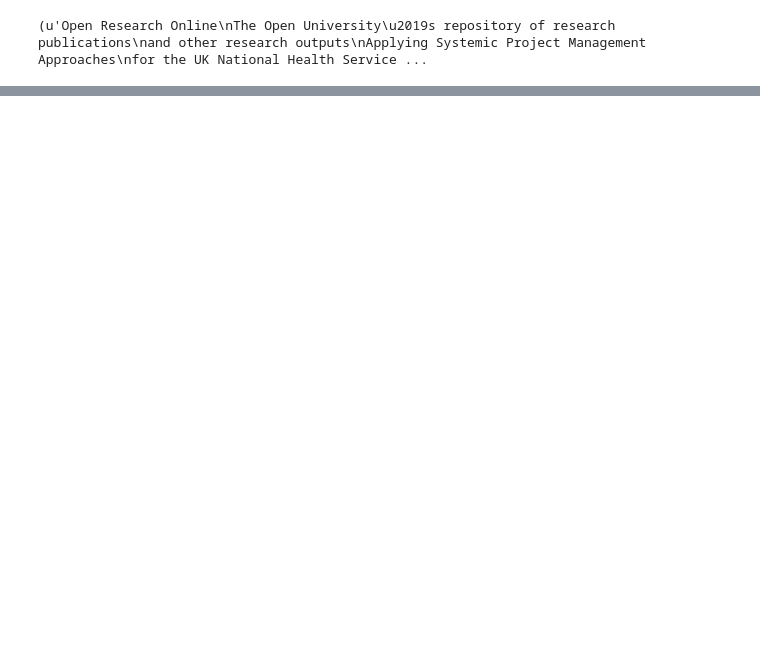
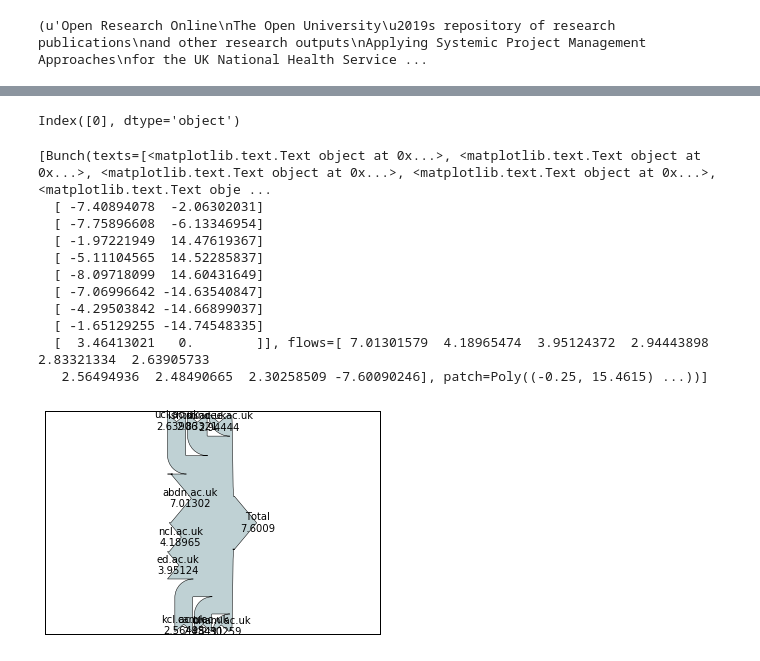
Before and after one commit to oacore/collaboration_discovery_experiment, a Jupyter notebook: tdm demo.ipynb, the cells around one changed output, grey strips where cells are left out. Saved outputs shown, nothing was run; the diff lists cells and outputs as text; code cells hidden in the pictures; blank space fills up the shorter version.

```diff
--- a/tdm demo.ipynb
+++ b/tdm demo.ipynb
@@ -848,0 +999,4 @@ print(sentences[0],sentences[12],sims[0][12])
+# %%
+#now run it on all the frame
+emails_df['domain']=emails_df.apply(lambda row: extract_domain(row[1]),axis=1)
+emails_df.head()
@@ -848,0 +1012,3 @@ print(sentences[0],sentences[12],sims[0][12])
+# %%
+merged_domains = pd.merge(emails_df,world_domains , left_on='domain',right_on="domain")
+merged_domains.head(10)
@@ -848,0 +1029,4 @@ print(sentences[0],sentences[12],sims[0][12])
+# %%
+# merged_domains.groupby(['domain']).agg(['count']).reset_index('count').sort_values(['count'], ascending=False)
+count_frame = merged_domains.groupby(['domain']).count().sort([1],ascending=False)#.reset_index('count').sort_values(['count'], ascending=False)
+count_frame.head(10)
@@ -848,0 +1067,45 @@ print(sentences[0],sentences[12],sims[0][12])
+# %%
+print(count_frame.columns)
+# %% [output]
+Index([0], dtype='object')
+# %%
+import math
+sankey_flows=[]
+sankey_labels=[]
+sankey_orientations=[]
+sanky_pathlengths=[]
+for index, row in count_frame[0:3].iterrows():
+    sankey_flows.append(math.log(row[0]))
+    sankey_labels.append(index)
+    sankey_orientations.append(0)
+    sanky_pathlengths.append(2)
+for index, row in count_frame[3:6].iterrows():
+    sankey_flows.append(math.log(row[0]))
+    sankey_labels.append(index)
+    sankey_orientations.append(1)
+    sanky_pathlengths.append(4)
+for index, row in count_frame[6:9].iterrows():
+    sankey_flows.append(math.log(row[0]))
+    sankey_labels.append(index)
+    sankey_orientations.append(-1)
+    sanky_pathlengths.append(7)
+sankey_flows.append(-math.log(2000))#should be the sum of all
+sankey_labels.append('Total')
+sankey_orientations.append(0)
+# %%
+Sankey(flows=sankey_flows,
+      labels=sankey_labels,
+      orientations=sankey_orientations).finish()
+# %% [output]
+[Bunch(texts=[<matplotlib.text.Text object at 0x...>, <matplotlib.text.Text object at 0x...>, <matplotlib.text.Text object at 0x...>, <matplotlib.text.Text object at 0x...>, <matplotlib.text.Text obje ...
+  [ -7.40894078  -2.06302031]
+  [ -7.75896608  -6.13346954]
+  [ -1.97221949  14.47619367]
+  [ -5.11104565  14.52285837]
+  [ -8.09718099  14.60431649]
+  [ -7.06996642 -14.63540847]
+  [ -4.29503842 -14.66899037]
+  [ -1.65129255 -14.74548335]
+  [  3.46413021   0.        ]], flows=[ 7.01301579  4.18965474  3.95124372  2.94443898  2.83321334  2.63905733
+   2.56494936  2.48490665  2.30258509 -7.60090246], patch=Poly((-0.25, 15.4615) ...))]
+[figure, added]
```
Also changed, not shown: parts of 64 cells of this notebook, 1 other file.
